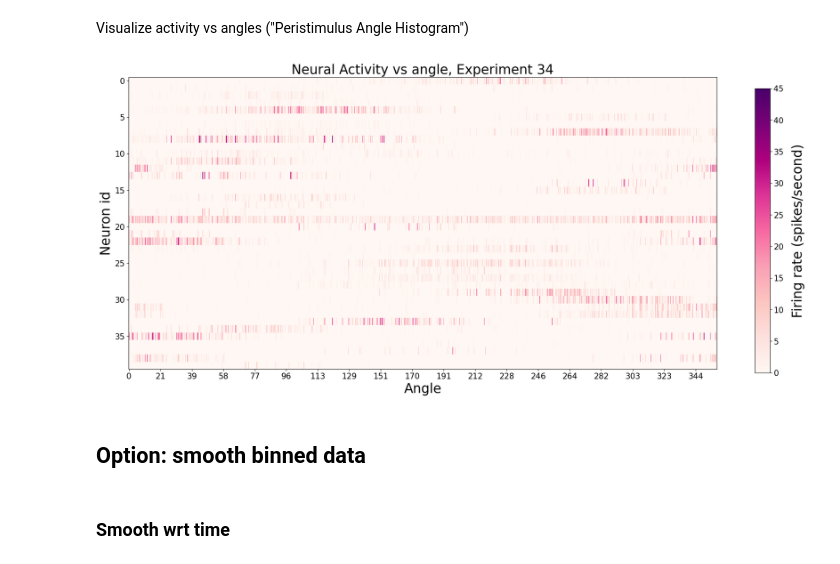
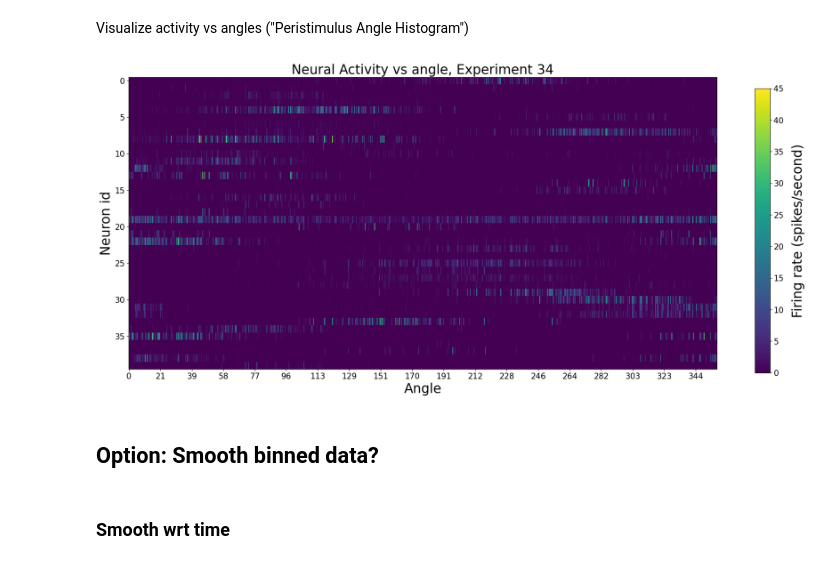
Before and after one commit to geometric-intelligence/neurometry, a Jupyter notebook: neuralgeom/notebooks/13_process_hippocampal_data.ipynb, the cells around one changed output. Cells and saved outputs as stored; diff of their text form; code cells hidden in the pictures.

```diff
--- a/neuralgeom/notebooks/13_process_hippocampal_data.ipynb
+++ b/neuralgeom/notebooks/13_process_hippocampal_data.ipynb
@@ -147,29 +205,29 @@ Visualize activity vs angles ("Peristimulus Angle Histogram")
 # %%
 sort = np.argsort(angles)
 sorted_angles = np.array(angles)[sort]
 sorted_neural_activity = neural_activity[sort, :]
 fig, axs = plt.subplots(figsize=(20, 10))
-psah = axs.imshow(sorted_neural_activity.T, aspect="auto",cmap="RdPu",interpolation="none")
+psah = axs.imshow(sorted_neural_activity.T, aspect="auto",cmap="viridis",interpolation="none")
 axs.set_title(f"Neural Activity vs angle, Experiment {expt_id}",fontsize=25)
 axs.set_xticks(np.arange(len(sorted_angles))[::50])
 axs.set_xticklabels(sorted_angles[::50].astype(int))
 axs.set_xlabel("Angle",fontsize=25)
 axs.set_ylabel("Neuron id",fontsize=25)
 axs.tick_params(axis='both', which='major', labelsize=15)
 
 
 cbar_ax = fig.add_axes([0.95, 0.1, 0.02, 0.75])
 
 
 cbar = fig.colorbar(psah, cax=cbar_ax, orientation='vertical')
 cbar.set_label('Firing rate (spikes/second)', fontsize=25, labelpad=15)
 cbar_ax.tick_params(axis='both', which='major', labelsize=15)
 
 plt.show()
 # %% [output]
-[figure, old version]
+[figure, new version]
 # %% [markdown]
-## Option: smooth binned data
+## Option: Smooth binned data?
 # %% [markdown]
 ### Smooth wrt time
 # %%
```
Also changed, not shown: parts of 28 cells of this notebook.
